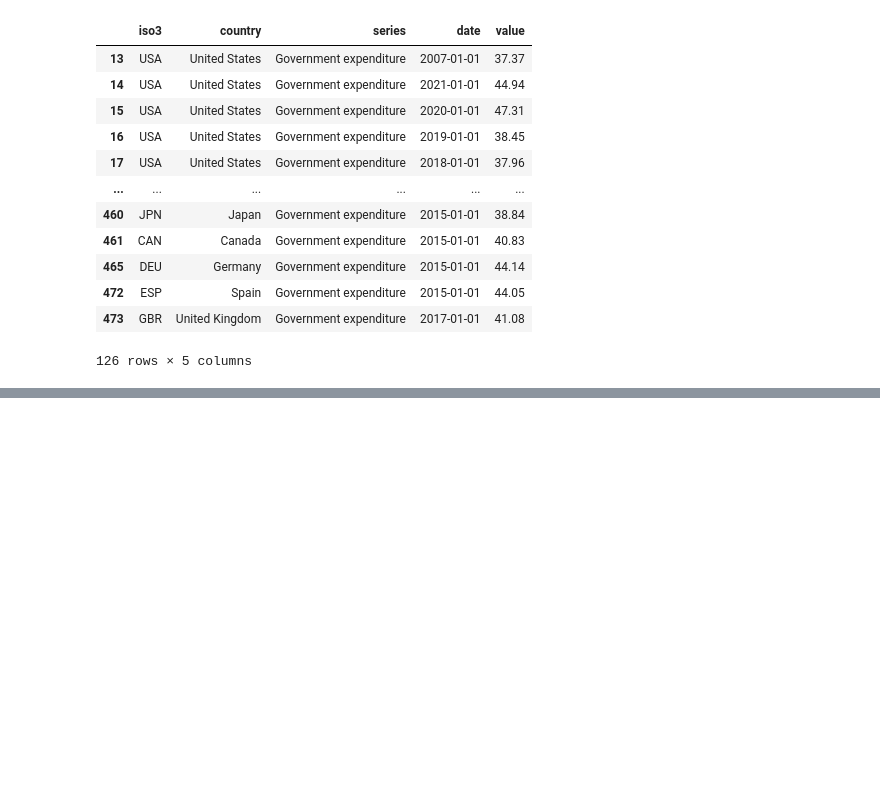
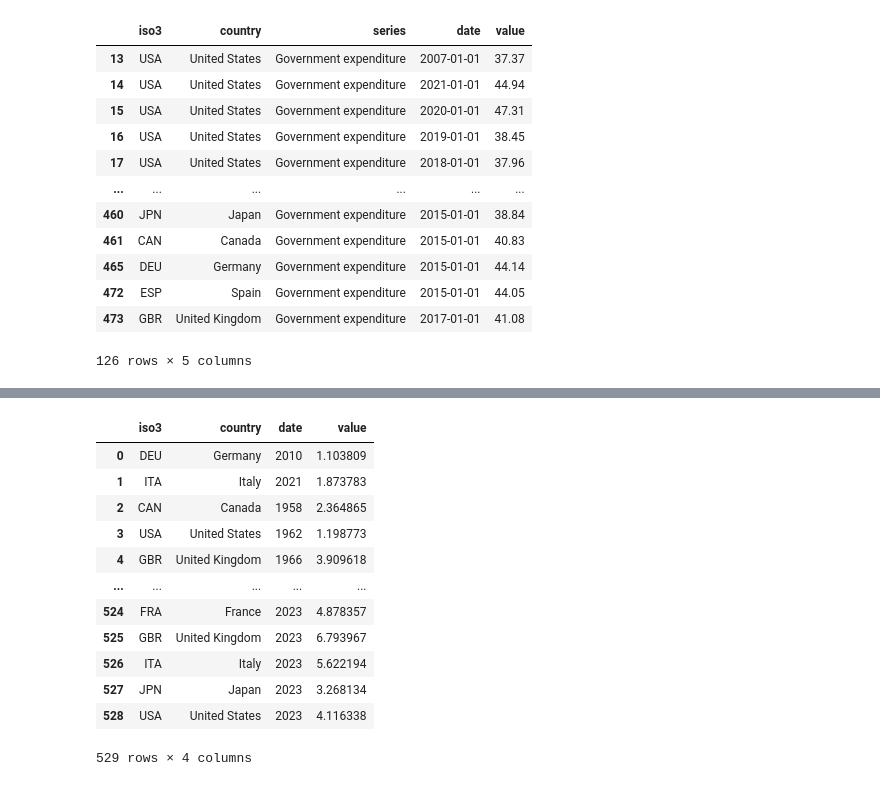
Before and after one commit to FM-ds/GrowthDiagnostics, a Jupyter notebook: report_figures/charts/macro_charts.ipynb, the cells around one changed output, grey strips where cells are left out. Saved outputs shown, nothing was run; the diff lists cells and outputs as text; code cells hidden in the pictures; blank space fills up the shorter version.

```diff
--- a/report_figures/charts/macro_charts.ipynb
+++ b/report_figures/charts/macro_charts.ipynb
@@ -308,3 +308,20 @@ chart5
 chart5.save('oecd_govexp.png', scale_factor=2.0)
 # %%
 chart5.save('oecd_govexp.json')
+# %%
+cpi_df= pd.read_csv('oecd_cpi_data.csv')
+cpi_df
+# %% [output]
+|  | iso3 | country | date | value |
+| 0 | DEU | Germany | 2010 | 1.103809 |
+| 1 | ITA | Italy | 2021 | 1.873783 |
+| 2 | CAN | Canada | 1958 | 2.364865 |
+| 3 | USA | United States | 1962 | 1.198773 |
+| 4 | GBR | United Kingdom | 1966 | 3.909618 |
+| ... | ... | ... | ... | ... |
+| 524 | FRA | France | 2023 | 4.878357 |
+| 525 | GBR | United Kingdom | 2023 | 6.793967 |
+| 526 | ITA | Italy | 2023 | 5.622194 |
+| 527 | JPN | Japan | 2023 | 3.268134 |
+| 528 | USA | United States | 2023 | 4.116338 |
+529 rows × 4 columns
```
Also changed, not shown: parts of 11 cells of this notebook, 6 other files.
